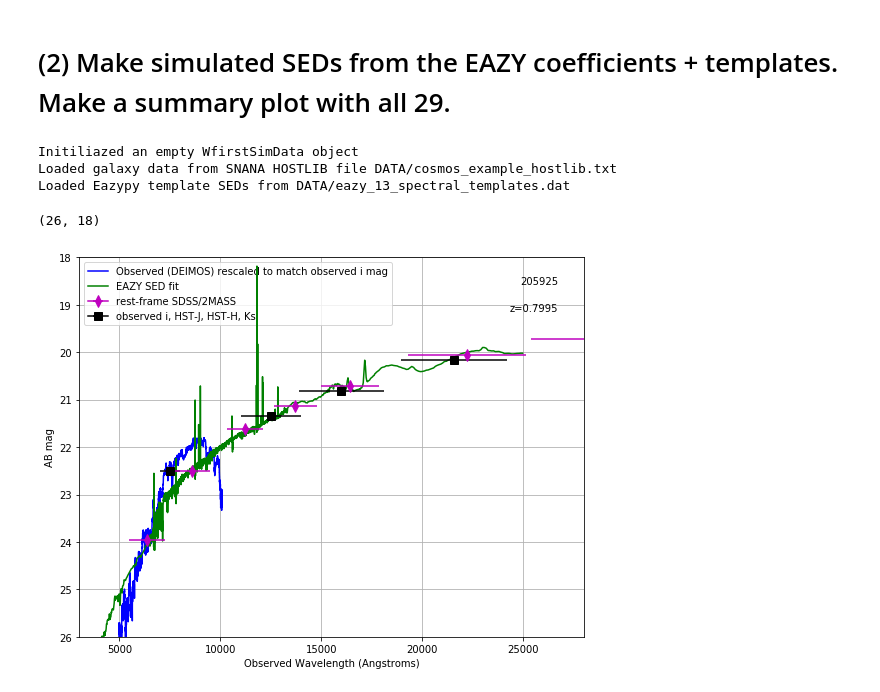
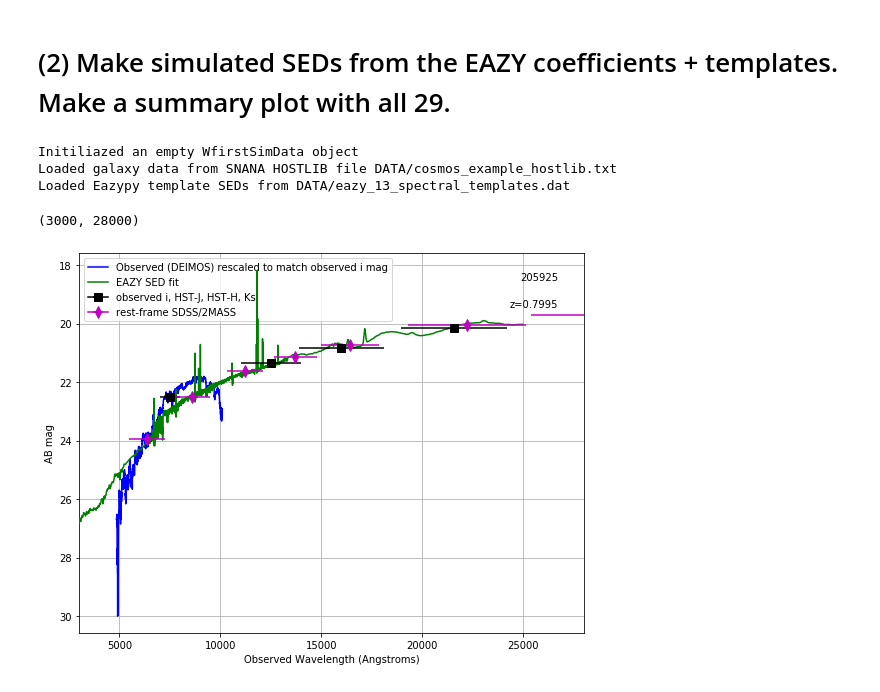
Before and after one commit to srodney/wfirst, a Jupyter notebook: 3dhst_hostlib_mk_simulated_spectra.ipynb, the cells around one changed output. Drawn from its saved outputs; the diff is of its cells as text; code cells hidden in the pictures.

Commit message:
tweaks to simulated spec checking (for clarity)

```diff
--- a/3dhst_hostlib_mk_simulated_spectra.ipynb
+++ b/3dhst_hostlib_mk_simulated_spectra.ipynb
@@ -236,7 +260,6 @@ deimoscat = join_candels_to_deimos()
 ideimoscat = np.where(deimoscat['GALID']==galid)[0][0]
 eazycoeffs = np.array([deimoscat[col][ideimoscat] for col in sim1.simdata.colnames if col.startswith('eazy_coeff')])
 # %%
-# NOTE: This function uses the 'sim1' object created above.
 def plot_spec_comparison(galid, medsmooth_window=20, rescaledeimos=True, ax=None):
     """Plot flux vs wavelength for the given galaxy ID, showing both the observed
     DEIMOS spectrum and the Eazy-simulated spectrum. """
@@ -296,25 +319,24 @@ def plot_spec_comparison(galid, medsmooth_window=20, rescaledeimos=True, ax=None
     ax.errorbar(7500, imag, xerr=500, marker='s', color='k', ms=8, zorder=1000, label='_nolabel')
     ax.errorbar(12500, Jmag, xerr=12500-11000,  marker='s', color='k', ms=8, zorder=1000, label='_nolabel')
     ax.errorbar(16000, Hmag, xerr=16000-13900,  marker='s', color='k', ms=8, zorder=1000, label='_nolabel')
+    ax.errorbar(21590, kmag, xerr=2620,  marker='s', color='k', ms=8, zorder=1000, label='observed i, HST-J, HST-H, Ks')
 
     ax.errorbar(3543*(1+z), sdssu, xerr=500*(1+z), marker='d', color='m', ms=8, zorder=1000, label='_nolabel')
     ax.errorbar(4770*(1+z), sdssg, xerr=500*(1+z), marker='d', color='m', ms=8, zorder=1000, label='_nolabel')
     ax.errorbar(6231*(1+z), sdssr, xerr=500*(1+z), marker='d', color='m', ms=8, zorder=1000, label='_nolabel')
     ax.errorbar(7625*(1+z), sdssi, xerr=600*(1+z), marker='d', color='m', ms=8, zorder=1000, label='_nolabel')
     ax.errorbar(9134*(1+z), sdssz, xerr=800*(1+z), marker='d', color='m', ms=8, zorder=1000, label='rest-frame SDSS/2MASS')
-
     ax.errorbar(12350*(1+z), twomassj, xerr=1620*(1+z), marker='d', color='m', ms=8, zorder=1000, label='_nolabel')
     ax.errorbar(16620*(1+z), twomassh, xerr=2510*(1+z), marker='d', color='m', ms=8, zorder=1000, label='_nolabel')
-    ax.errorbar(21590, kmag, xerr=2620,  marker='s', color='k', ms=8, zorder=1000, label='observed i, HST-J, HST-H, Ks')
 
 
     # plot the EAZY simulated spectrum
     eazycoeffs = np.array([deimoscat[col][ideimoscat] for col in sim1.simdata.colnames if col.startswith('eazy_coeff')])
     outfilename = "DATA/cosmos_example_spectra/cosmos_example_host_simspec_{:6d}.fits".format(galid)
-    wobs, fobs = simulate_eazy_sed_from_coeffs(
-        eazycoeffs, sim1.eazytemplatedata, z, returnwaveunit='A', returnfluxunit='AB',
+    wobs, mobs = simulate_eazy_sed_from_coeffs(
+        eazycoeffs, sim1.eazytemplatedata, z, returnwaveunit='A', returnfluxunit='AB25',
         savetofile=outfilename, overwrite=True)
-    ax.plot(wobs, fobs, label='EAZY SED fit', color='g', zorder=100)
+    ax.plot(wobs, mobs, label='EAZY SED fit', color='g', zorder=100)
 
     ax.set_xlim(3000,25000)
     #ax.set_ylim(-0.25*1e-16,0.3*1e-16)
@@ -334,14 +356,14 @@ def plot_spec_comparison(galid, medsmooth_window=20, rescaledeimos=True, ax=None
 # %%
 fds = plot_spec_comparison(205925, rescaledeimos=True, medsmooth_window=50)
 ax = plt.gca()
 ax.set_xlim(3000, 28000)
-ax.set_ylim(26,18)
+#ax.set_ylim(26,18)
 # %% [output]
 Initiliazed an empty WfirstSimData object
 Loaded galaxy data from SNANA HOSTLIB file DATA/cosmos_example_hostlib.txt
 Loaded Eazypy template SEDs from DATA/eazy_13_spectral_templates.dat
-(26, 18)
+(3000, 28000)
-[figure, old version]
+[figure, new version]
 # %%
 fig = plt.figure(figsize=[12,12])
 #fig = plt.figure(figsize=[12,4])
```
Also changed, not shown: parts of 4 cells of this notebook, 1 other file.
